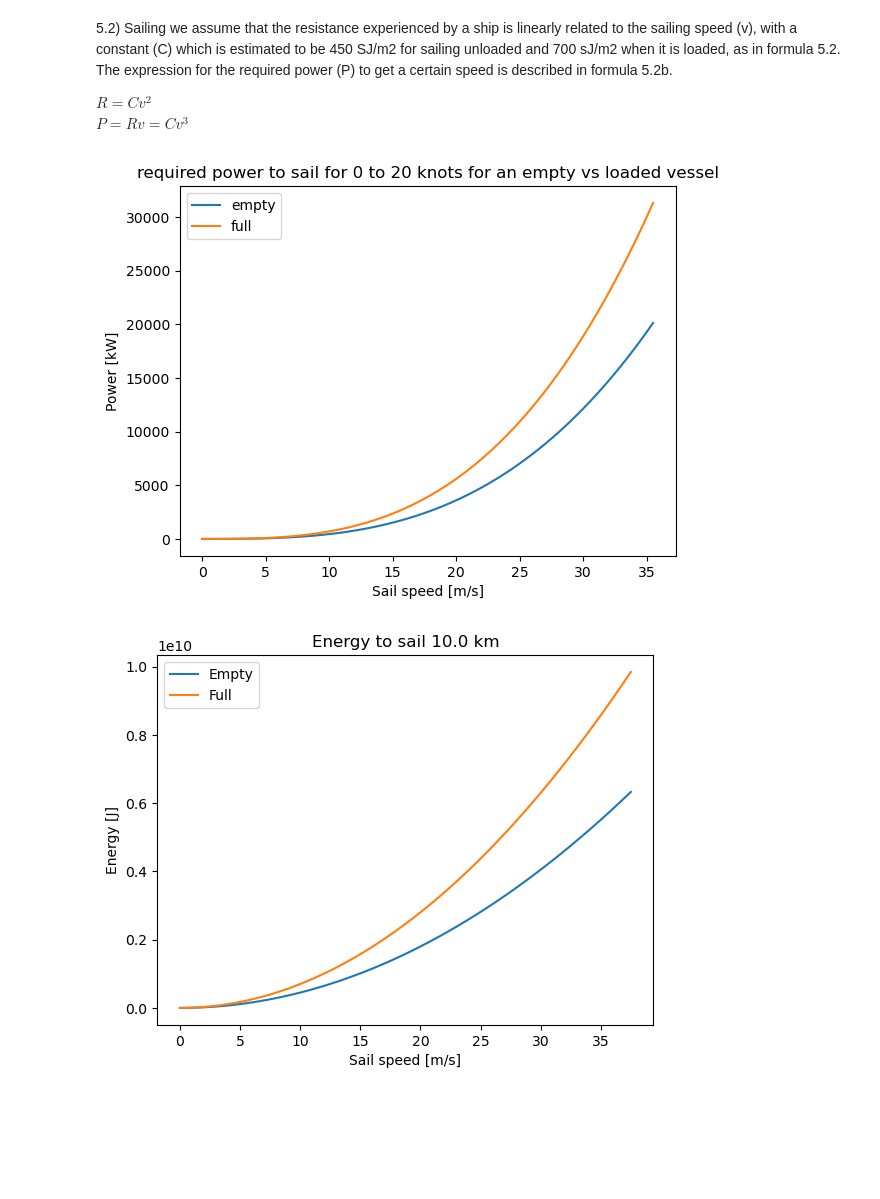
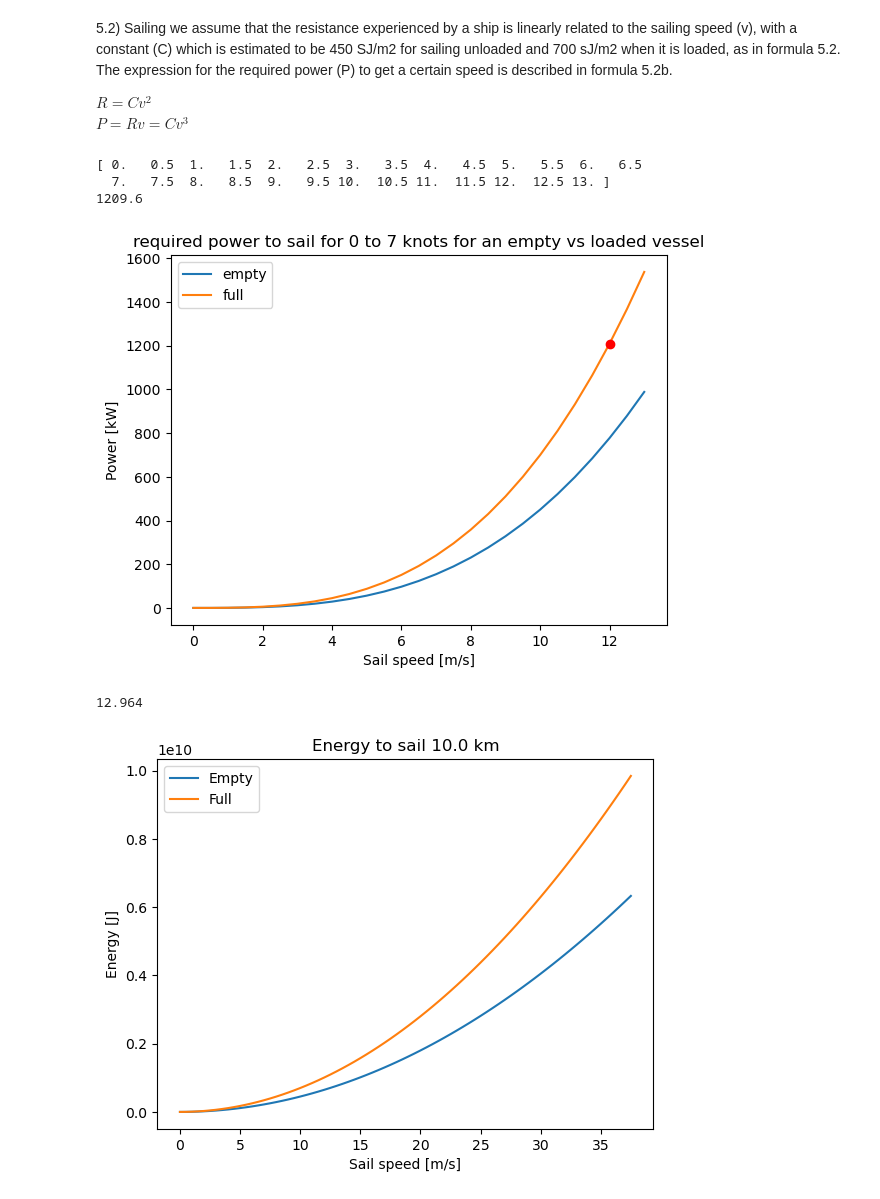
Before and after one commit to denisepierce01/Dredging, a Jupyter notebook: Dredging.ipynb, the cells around one changed output. Cells and saved outputs as stored; diff of their text form; code cells hidden in the pictures; blank space fills up the shorter version.

```diff
--- a/Dredging.ipynb
+++ b/Dredging.ipynb
@@ -383,23 +383,35 @@ $P= Rv = Cv^3$
 # %%
 def calc_P_sail(v,c):
     return c * v**3
 
-v_serie = np.arange(0,19*1.852+0.5,0.5) #1knot = 1.852km/h
+v_serie = np.arange(0,7*1.852+0.5,0.5) #1knot = 1.852km/h
 
 P_empty =[]
 P_full = []
 for v in v_serie:
     P_empty.append(calc_P_sail(v,450)/1000)
     P_full.append(calc_P_sail(v,700)/1000)
 
 plt.plot(v_serie,P_empty, label = 'empty')
 plt.plot(v_serie,P_full, label = 'full')
-plt.title('required power to sail for 0 to 20 knots for an empty vs loaded vessel')
+plt.title('required power to sail for 0 to 7 knots for an empty vs loaded vessel')
+plt.plot(v_serie[24], P_full[24], 'ro')
 plt.legend();
 plt.ylabel('Power [kW]')
 plt.xlabel('Sail speed [m/s]');
+
+print(v_serie)
+print(P_full[24])
 # %% [output]
+[ 0.   0.5  1.   1.5  2.   2.5  3.   3.5  4.   4.5  5.   5.5  6.   6.5
+  7.   7.5  8.   8.5  9.   9.5 10.  10.5 11.  11.5 12.  12.5 13. ]
+1209.6
-[figure, old version]
+[figure, new version]
+# %%
+w = 7*1.852
+print(w)
+# %% [output]
+12.964
 # %%
 def calc_E_sail(s, v, c_sail):
     P_sail = c_sail*v**3
```
Also changed, not shown: parts of 7 cells of this notebook.
